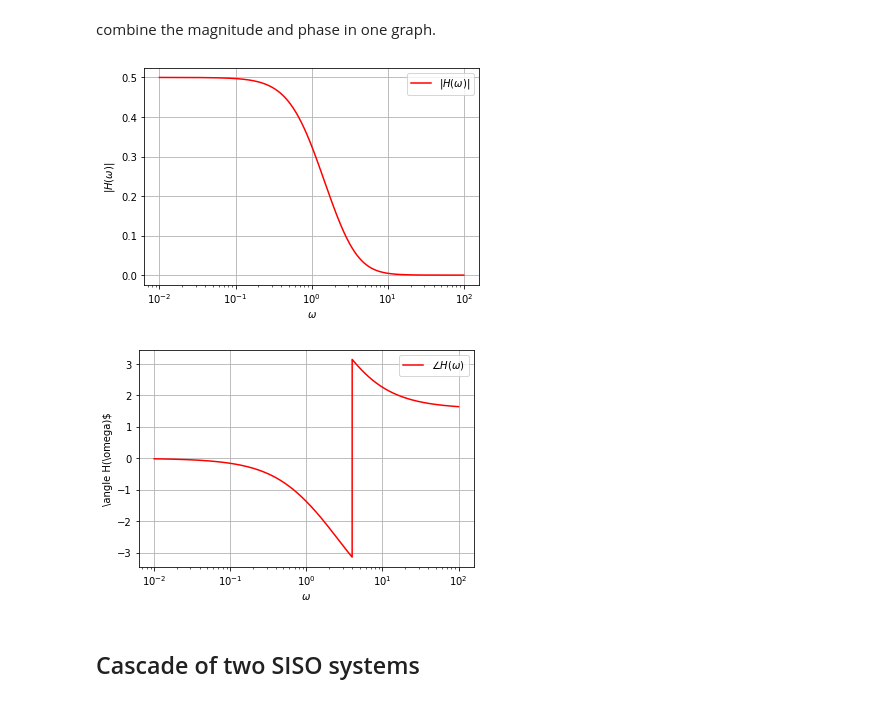
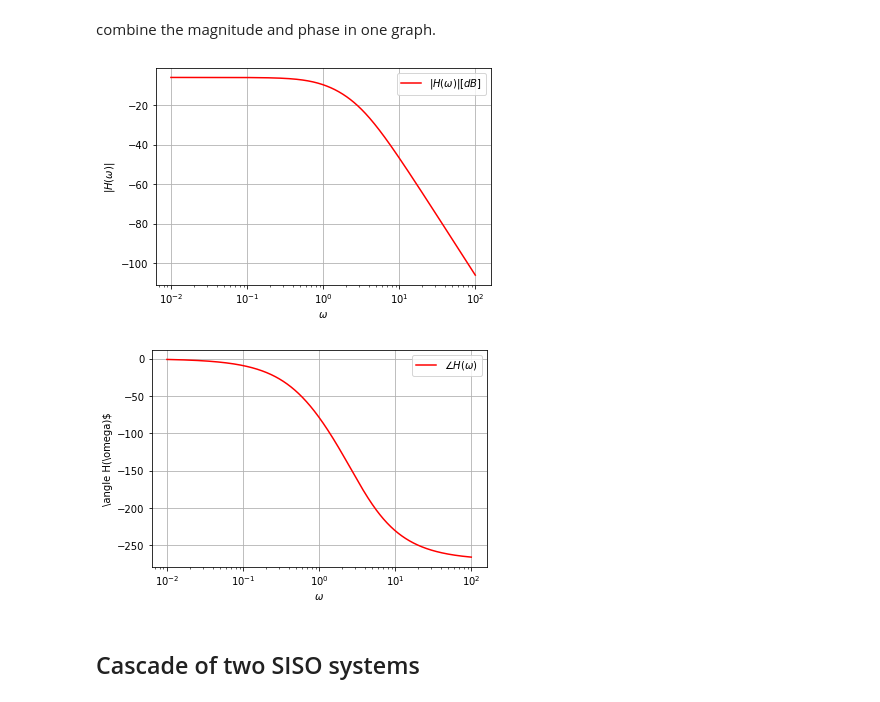
Before and after one commit to jupyterphysics/SystemsSignalsModels, a Jupyter notebook: M4Functions.ipynb, the cells around one changed output. Cells and saved outputs as stored; diff of their text form; code cells hidden in the pictures.

```diff
--- a/M4Functions.ipynb
+++ b/M4Functions.ipynb
@@ -190,22 +211,24 @@ plt.show()
 # %% [markdown]
 combine the magnitude and phase in one graph.
 # %%
+w5i = np.logspace(-2,2,1000)
+w5, H5mag, H5phase = sys5.bode(w=w5i)
 plt.figure()
-plt.semilogx(w,np.abs(H),"r",label=r'$|H(\omega)|$')
+plt.semilogx(w5,H5mag,"r",label=r'$|H(\omega)| [dB]$')
 plt.xlabel (r'$\omega$')
 plt.ylabel (r'$|H(\omega)|$')
 plt.legend()
 plt.grid(True)
 plt.figure()
-plt.semilogx(w,np.angle(H),"r",label=r'$\angle H(\omega)$')
+plt.semilogx(w5,H5phase,"r",label=r'$\angle H(\omega)$')
 plt.xlabel (r'$\omega$')
 plt.ylabel (r'\angle H(\omega)$')
 plt.legend()
 plt.grid(True)
 plt.show()
 # %% [output]
-[figure, old version]
+[figure, new version]
-[figure, old version]
+[figure, new version]
 # %% [markdown]
 ## Cascade of two SISO systems
 # %% [markdown]
```
Also changed, not shown: parts of 7 cells of this notebook.
